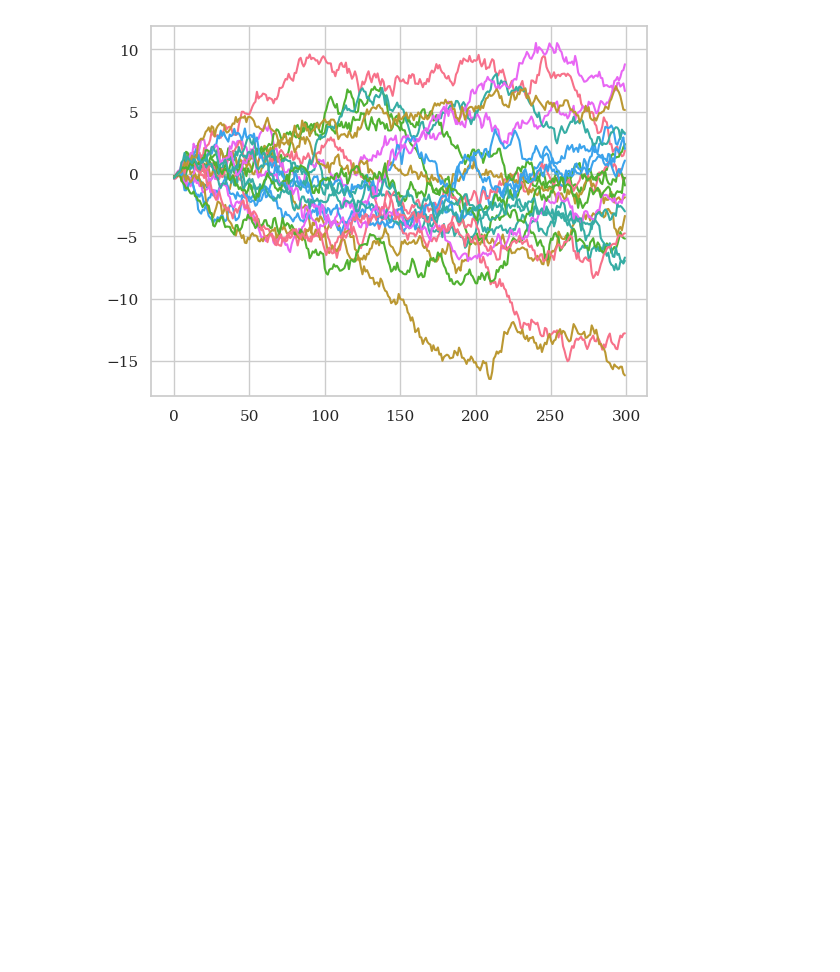
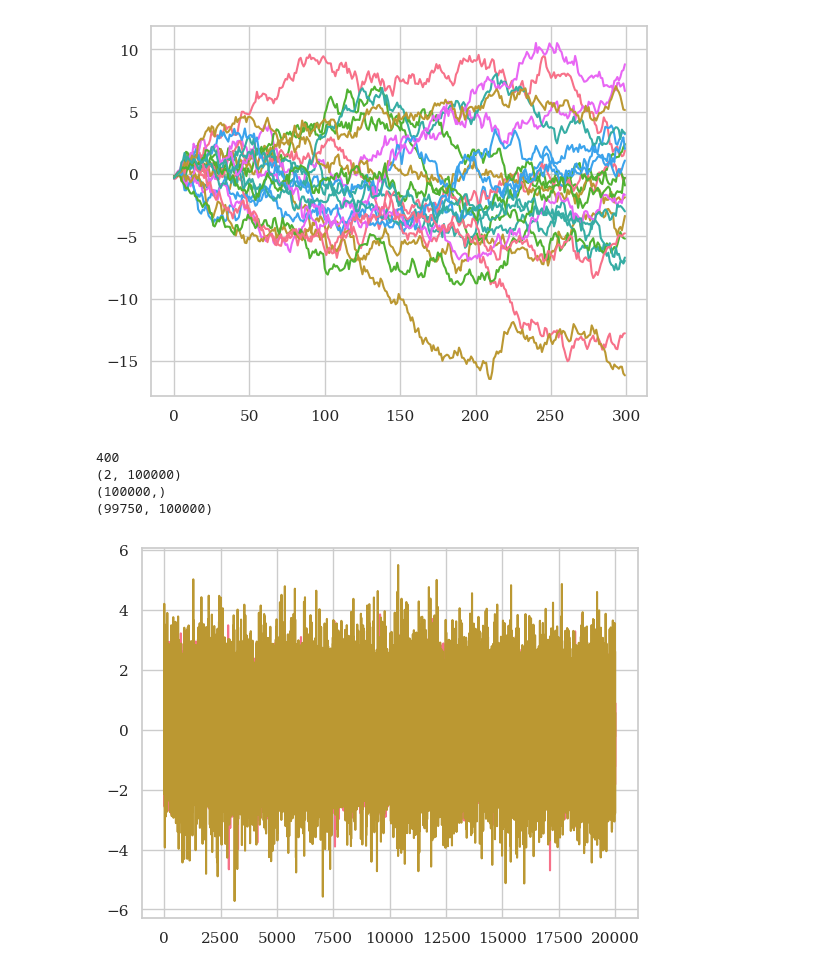
Before and after one commit to MatthewChen37/MATH8803-Final-Project, a Jupyter notebook: VectorAutoregression.ipynb, the cells around one changed output. Saved outputs shown, nothing was run; the diff lists cells and outputs as text; code cells hidden in the pictures; blank space fills up the shorter version.

```diff
--- a/VectorAutoregression.ipynb
+++ b/VectorAutoregression.ipynb
@@ -228,3 +229,45 @@ for ch in range(predicted_feet.shape[0]):
 plt.show()
 # %% [output]
 [figure]
+# %%
+def generate_bivariate(T, P, D):
+	np.random.seed(0)
+	z = np.zeros((D, T))
+	z[:, :P] = np.random.standard_normal((D, P))
+	m = np.zeros((D , D))
+	m[np.tril_indices(m.shape[0])] = 0.5
+	np.fill_diagonal(m, 0)
+	for t in range(P, T):
+		for p in range(P):
+			z[:, t] += m @ z[:, t - p]
+		z[:, t] += np.random.standard_normal(D)
+	return z
+# %%
+import ordpy
+from ordpy import maximum_complexity_entropy, minimum_complexity_entropy
+hc_min_curve = minimum_complexity_entropy(dx=5, dy=1, size=200).T
+hc_max_curve = maximum_complexity_entropy(dx=5, dy=1, m=10).T
+hmin, cmin = hc_min_curve
+hmax, cmax = hc_max_curve
+T_max = 100000
+window_size = 250
+windows = []
+for i in range(0, T_max, window_size):
+	windows.append((i, i + window_size))
+
+
+z = generate_bivariate(T = T_max, P = 5, D = 2)
+xy_avg = (z[0] + z[1]) // 2
+print(len(windows))
+print(z.shape)
+print(xy_avg.shape)
+print(windows[-1])
+plt.plot(z[0, ::5])
+plt.plot(z[1, ::5])
+plt.show()
+# %% [output]
+400
+(2, 100000)
+(100000,)
+(99750, 100000)
+[figure, added]
```
Also changed, not shown: parts of 2 cells of this notebook, 5 other files.
